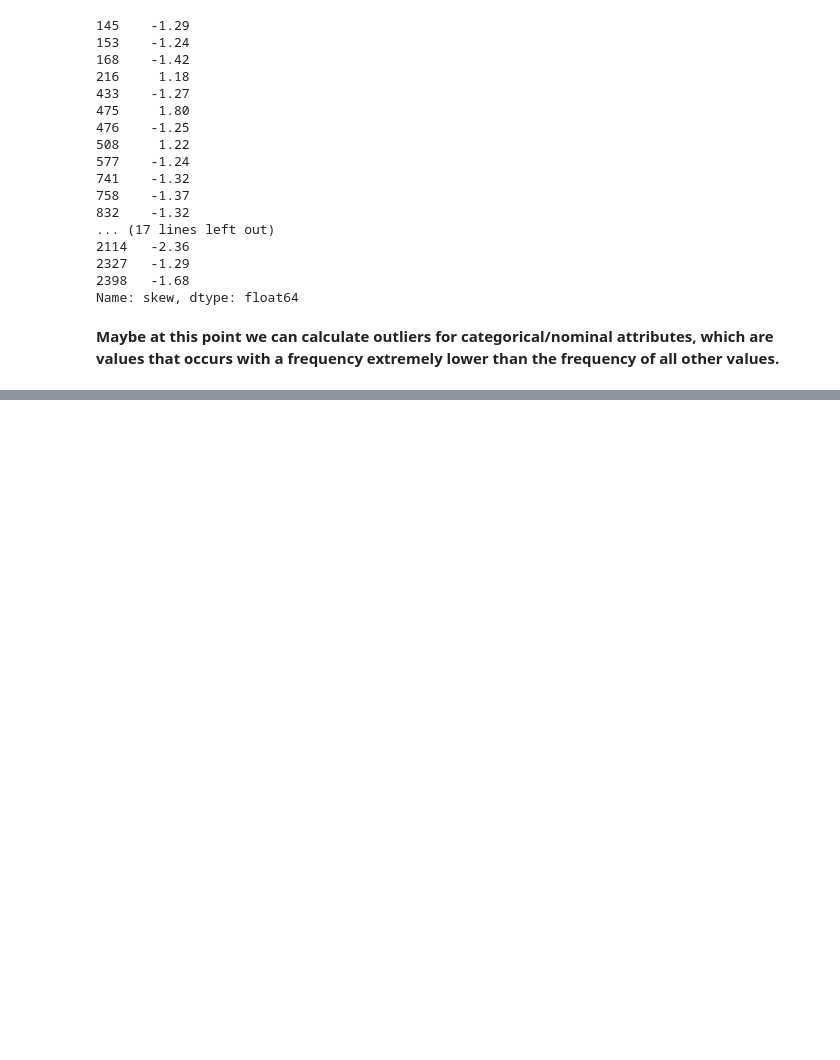
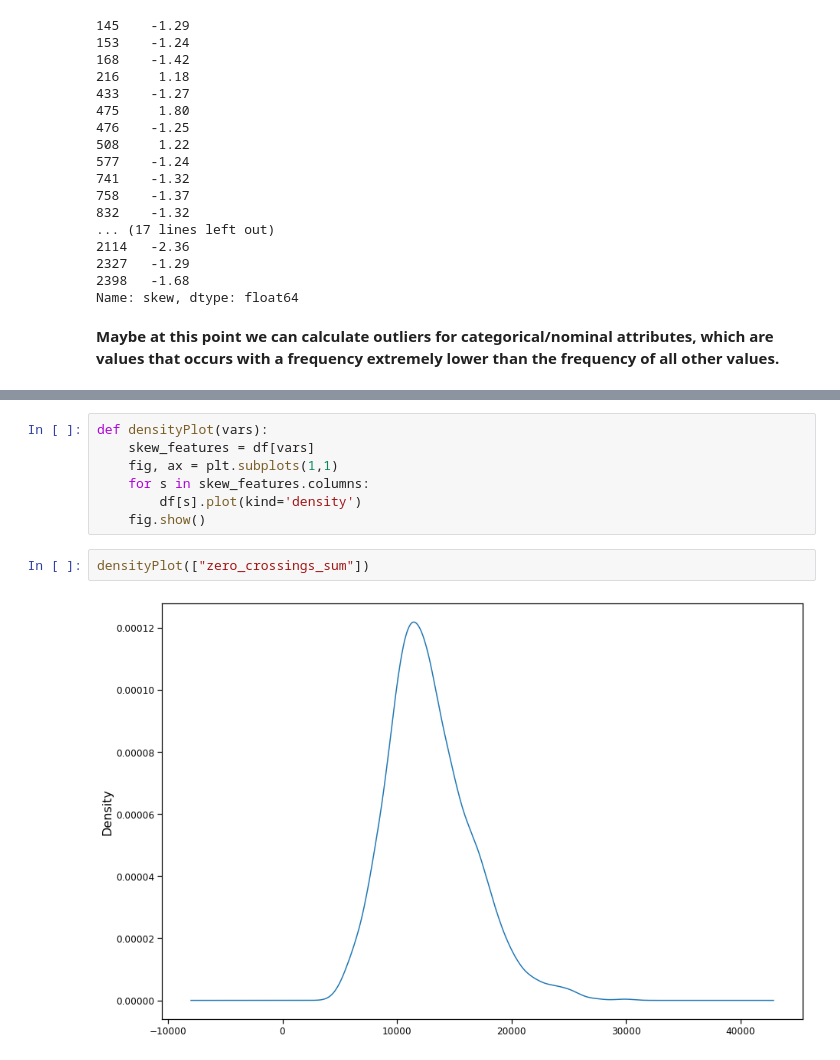
Before and after one commit to Claudio-95/DM22-23, a Jupyter notebook: Project_1st part.ipynb, the cells around one changed output, grey strips where cells are left out. Drawn from its saved outputs; the diff is of its cells as text; blank space fills up the shorter version.

```diff
--- a/Project_1st part.ipynb
+++ b/Project_1st part.ipynb
@@ -1138,0 +1229,11 @@ Name: skew, dtype: float64
+# %%
+def densityPlot(vars):
+    skew_features = df[vars]
+    fig, ax = plt.subplots(1,1)
+    for s in skew_features.columns:
+        df[s].plot(kind='density')
+    fig.show()
+# %%
+densityPlot(["zero_crossings_sum"])
+# %% [output]
+[figure, added]
```
Also changed, not shown: parts of 26 cells of this notebook, 1 other file.
